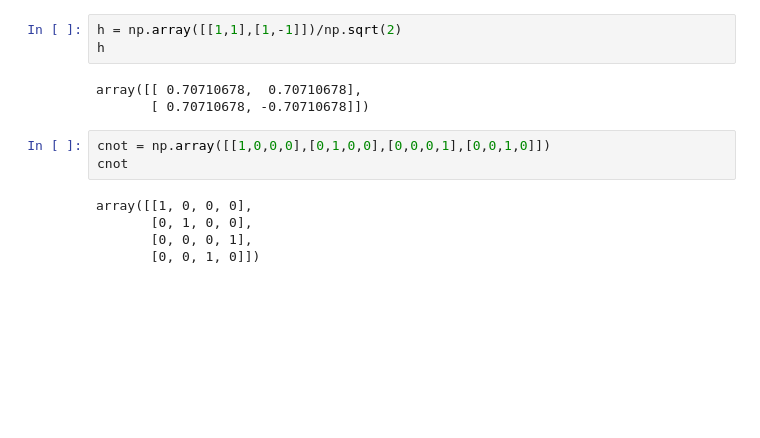
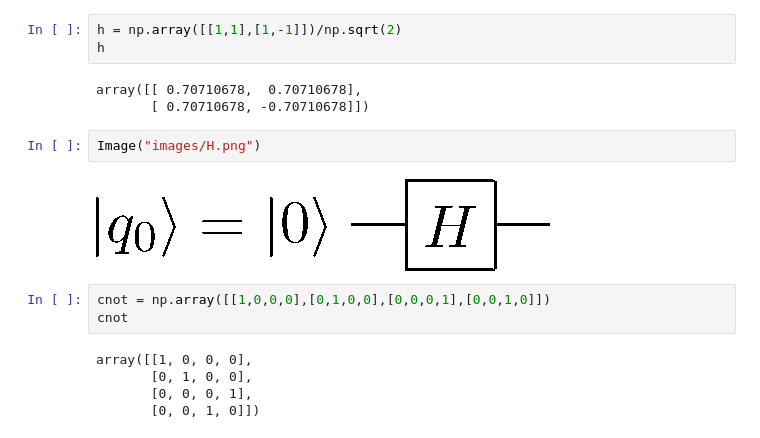
Before and after one commit to arturgs/bojos_supercomputacio, a Jupyter notebook: introduccio_quantum_computing.ipynb, the cells around one changed output. Drawn from its saved outputs; the diff is of its cells as text; blank space fills up the shorter version.

```diff
--- a/introduccio_quantum_computing.ipynb
+++ b/introduccio_quantum_computing.ipynb
@@ -37,6 +46,10 @@ h
 # %% [output]
 array([[ 0.70710678,  0.70710678],
        [ 0.70710678, -0.70710678]])
+# %%
+Image("images/H.png")
+# %% [output]
+[figure, added]
 # %%
 cnot = np.array([[1,0,0,0],[0,1,0,0],[0,0,0,1],[0,0,1,0]])
 cnot
```
Also changed, not shown: parts of 3 cells of this notebook, 4 other files.
